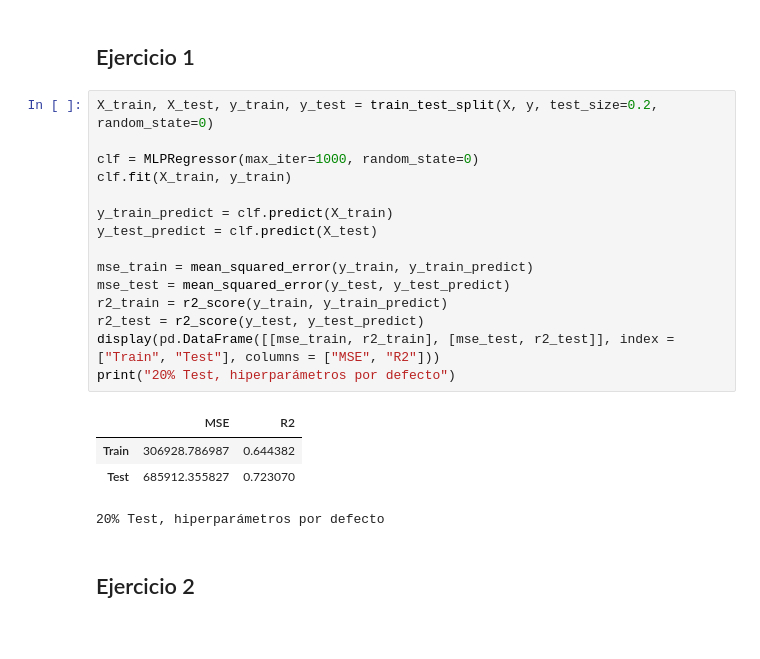
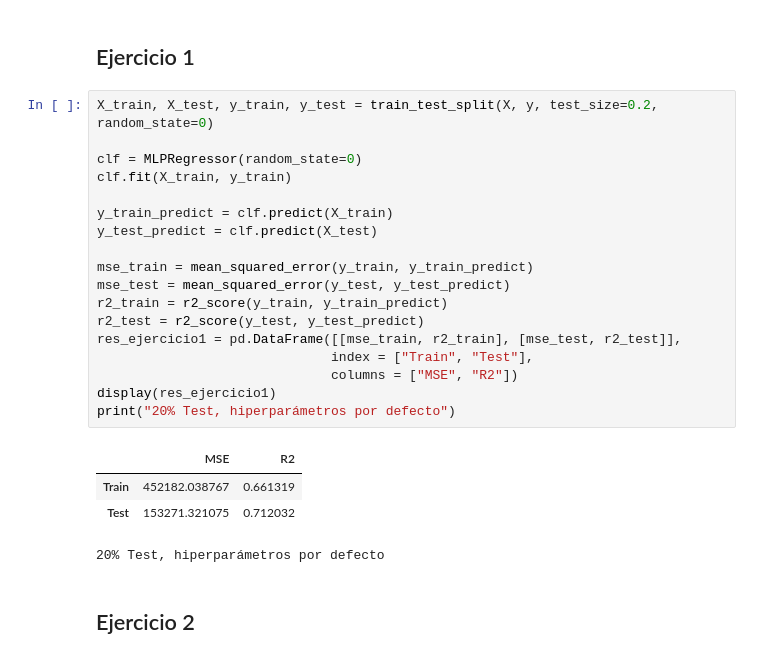
Before and after one commit to qgerman2/ml_labs, a Jupyter notebook: lab4.ipynb, the cells around one changed output. Drawn from its saved outputs; the diff is of its cells as text.

Commit message:
ejercicio 4

```diff
--- a/lab4.ipynb
+++ b/lab4.ipynb
@@ -17,22 +19,25 @@ y = np.array(df[['real_power','app_power','react_power']])
 # %%
 X_train, X_test, y_train, y_test = train_test_split(X, y, test_size=0.2, random_state=0)
 
-clf = MLPRegressor(max_iter=1000, random_state=0)
+clf = MLPRegressor(random_state=0)
 clf.fit(X_train, y_train)
 
 y_train_predict = clf.predict(X_train)
 y_test_predict = clf.predict(X_test)
 
 mse_train = mean_squared_error(y_train, y_train_predict)
 mse_test = mean_squared_error(y_test, y_test_predict)
 r2_train = r2_score(y_train, y_train_predict)
 r2_test = r2_score(y_test, y_test_predict)
-display(pd.DataFrame([[mse_train, r2_train], [mse_test, r2_test]], index = ["Train", "Test"], columns = ["MSE", "R2"]))
+res_ejercicio1 = pd.DataFrame([[mse_train, r2_train], [mse_test, r2_test]],
+                              index = ["Train", "Test"],
+                              columns = ["MSE", "R2"])
+display(res_ejercicio1)
 print("20% Test, hiperparámetros por defecto")
 # %% [output]
 |  | MSE | R2 |
-| Train | 306928.786987 | 0.644382 |
-| Test | 685912.355827 | 0.723070 |
+| Train | 452182.038767 | 0.661319 |
+| Test | 153271.321075 | 0.712032 |
 20% Test, hiperparámetros por defecto
 # %% [markdown]
 ## Ejercicio 2
```
Also changed, not shown: parts of 10 cells of this notebook.
